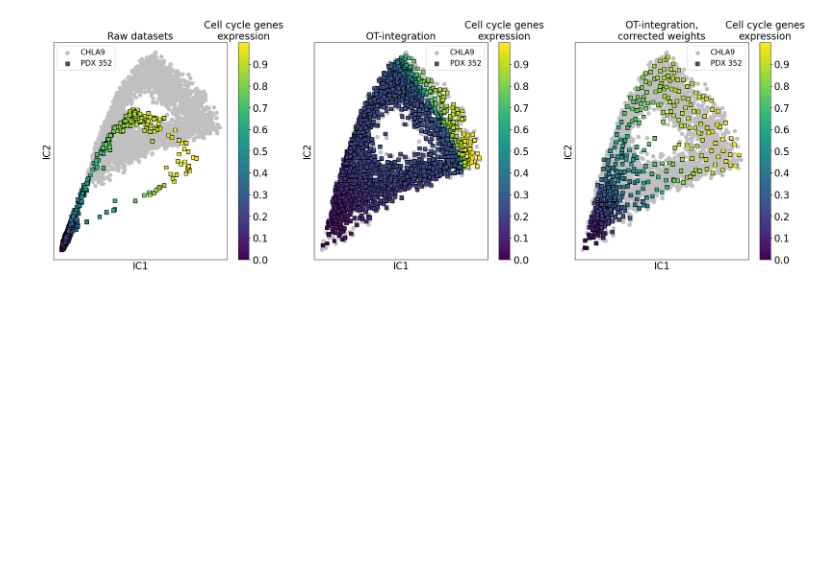
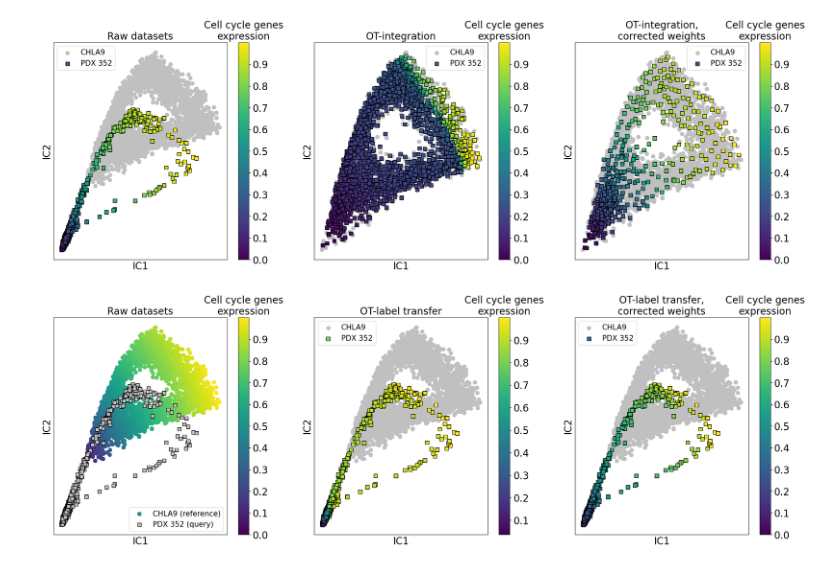
Before and after one commit to sysbio-curie/transmorph, a Jupyter notebook: examples/cell_cycle.ipynb, the cells around one changed output. Drawn from its saved outputs; the diff is of its cells as text; code cells hidden in the pictures; blank space fills up the shorter version.

Commit message:
Label transfer

```diff
--- a/examples/cell_cycle.ipynb
+++ b/examples/cell_cycle.ipynb
@@ -34,6 +32,11 @@ WOTi > Computing optimal transport plan...
 WOTi > Computing optimal transport plan...
 WOTi > WOTi fitted.
 WOTi > Projecting dataset...
+# %%
+distances_s = np.diag(xs @ xs.T)**(1/32)
+distances_s = (distances_s - distances_s.min())/(distances_s.max() - distances_s.min())
+distances_t = np.diag(yt @ yt.T)**(1/32)
+distances_t = (distances_t - distances_t.min())/(distances_t.max() - distances_t.min())
 # %%
 # Optimal transport
 
@@ -86,3 +89,58 @@ cbar.ax.set_title('Cell cycle genes\nexpression', fontsize=20)
 pass
 # %% [output]
 [figure]
+# %%
+distances_stu = w_unweighted.label_transfer(distances_t)
+distances_stw = w_weighted.label_transfer(distances_t)
+# %%
+# Optimal transport
+
+plt.style.use('default')
+
+plt.figure(figsize=(27,8))
+
+plt.subplot(1,3,1)
+plt.scatter(*yt.T, s=60, c=distances_t, label='CHLA9 (reference)')
+plt.scatter(*xs.T, s=60, c='silver', cmap='viridis', ec='k', label='PDX 352 (query)', marker='s')
+plt.xlabel("IC1", fontsize=20)
+plt.ylabel("IC2", fontsize=20)
+plt.xticks([])
+plt.yticks([])
+plt.legend(fontsize=15)
+plt.title('Raw datasets', fontsize=20)
+cbar = plt.colorbar()
+cbar.set_ticks( (np.arange(10))/10 )
+cbar.ax.tick_params(labelsize=20)
+cbar.ax.set_title('Cell cycle genes\nexpression', fontsize=20)
+
+plt.subplot(1,3,2)
+plt.scatter(*yt.T, s=60, c='silver', label='CHLA9')
+plt.scatter(*xs.T, s=60, c=distances_stu, cmap='viridis', ec='k', label='PDX 352', marker='s')
+plt.xlabel("IC1", fontsize=20)
+plt.ylabel("IC2", fontsize=20)
+plt.xticks([])
+plt.yticks([])
+plt.legend(fontsize=15)
+plt.title('OT-label transfer', fontsize=20)
+cbar = plt.colorbar()
+cbar.set_ticks( (np.arange(10))/10 )
+cbar.ax.tick_params(labelsize=20)
+cbar.ax.set_title('Cell cycle genes\nexpression', fontsize=20)
+
+plt.subplot(1,3,3)
+plt.scatter(*yt.T, s=60, c='silver', label='CHLA9')
+plt.scatter(*xs.T, s=60, c=distances_stw, cmap='viridis', ec='k', label='PDX 352', marker='s')
+plt.xlabel("IC1", fontsize=20)
+plt.ylabel("IC2", fontsize=20)
+plt.xticks([])
+plt.yticks([])
+plt.legend(fontsize=15)
+plt.title('OT-label transfer,\ncorrected weights', fontsize=20)
+cbar = plt.colorbar()
+cbar.set_ticks( (np.arange(10))/10 )
+cbar.ax.tick_params(labelsize=20)
+cbar.ax.set_title('Cell cycle genes\nexpression', fontsize=20)
+
+pass
+# %% [output]
+[figure, added]
```
Also changed, not shown: parts of 2 cells of this notebook, 6 other files.
